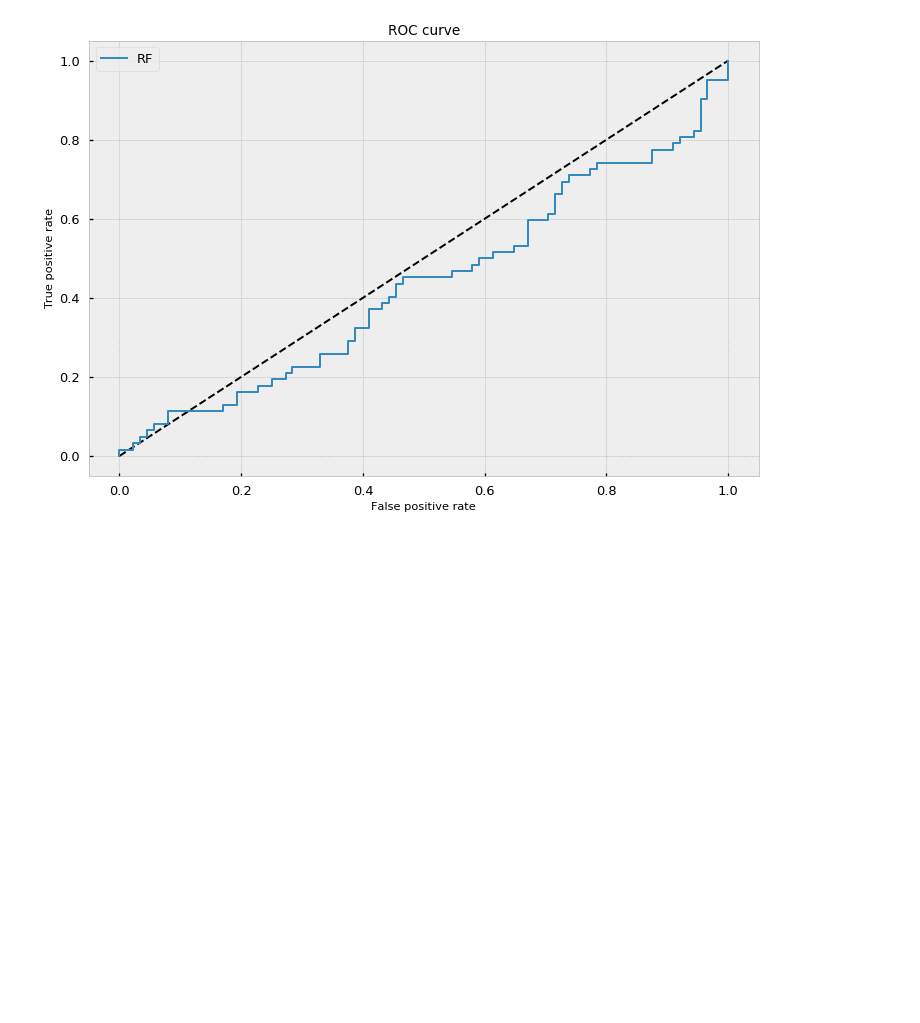
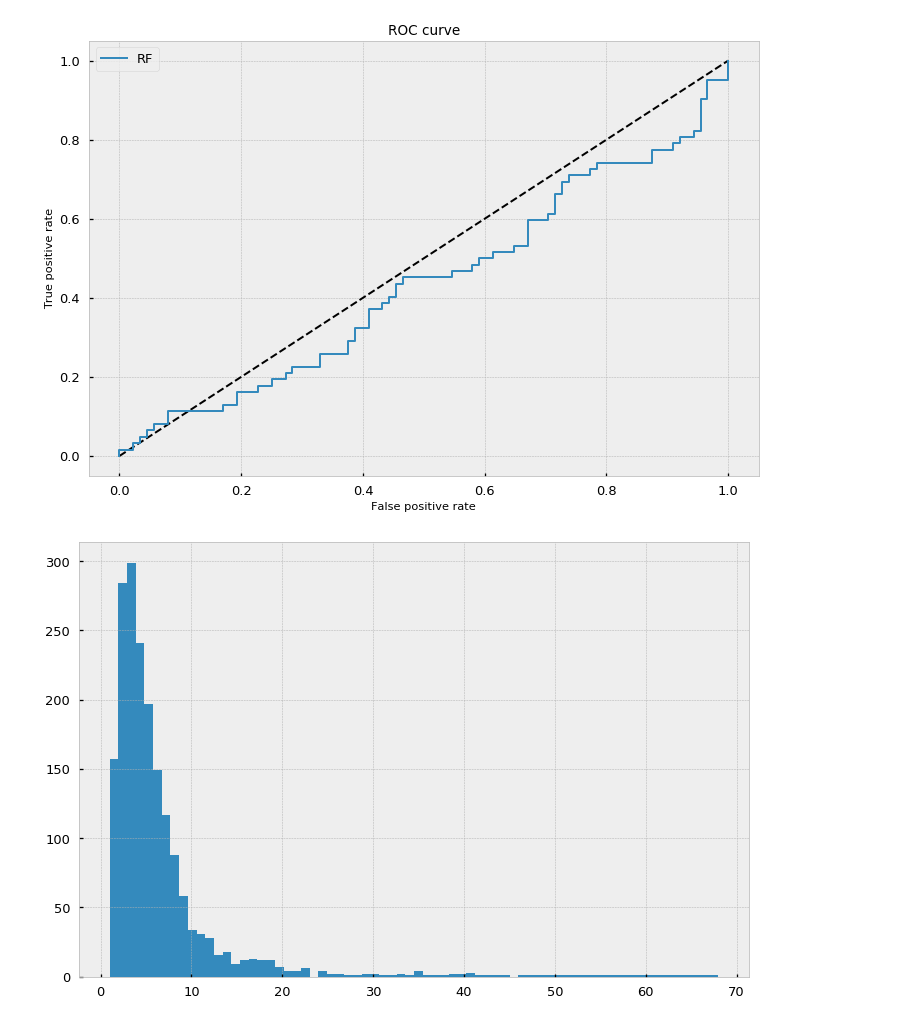
Before and after one commit to Dynami/Adv_Fin_ML_Exercises, a Jupyter notebook: notebooks/trying/test_01.ipynb, the cells around one changed output. Saved outputs shown, nothing was run; the diff lists cells and outputs as text; code cells hidden in the pictures; blank space fills up the shorter version.

```diff
--- a/notebooks/trying/test_01.ipynb
+++ b/notebooks/trying/test_01.ipynb
@@ -366,3 +363,10 @@ plt.show()
    macro avg       0.47      0.47      0.47       150
 weighted avg       0.49      0.49      0.49       150
 [figure]
+# %%
+coEvents = mpNumCoEvents(closeIdx=events.index, t1=events.t1, molecule=events.index)
+# %%
+plt.hist(coEvents, bins=70)
+plt.show()
+# %% [output]
+[figure, added]
```
Also changed, not shown: parts of 22 cells of this notebook, 2 other files.
